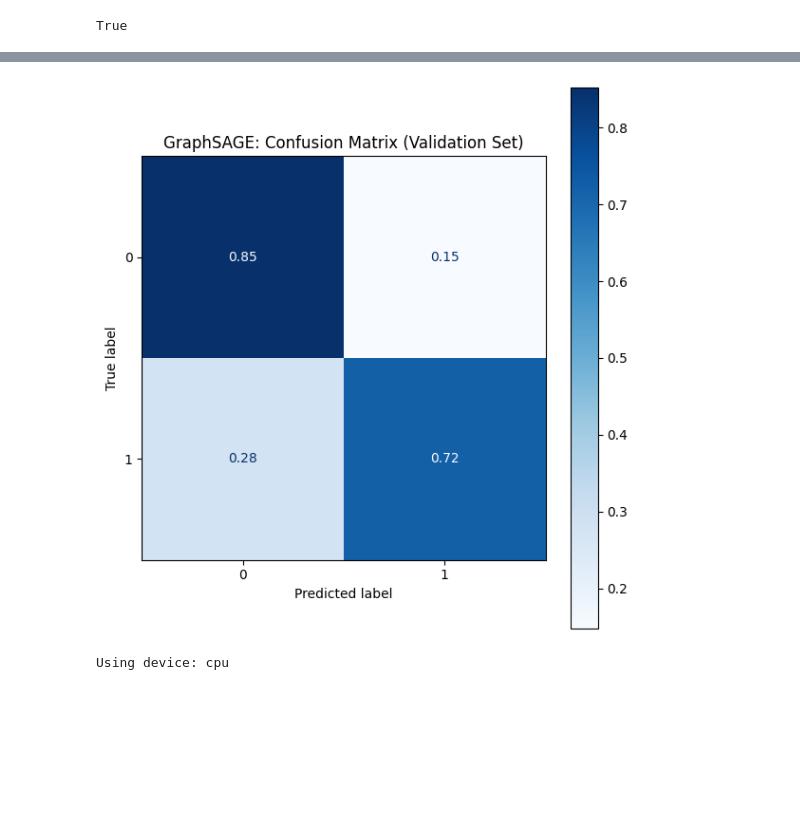
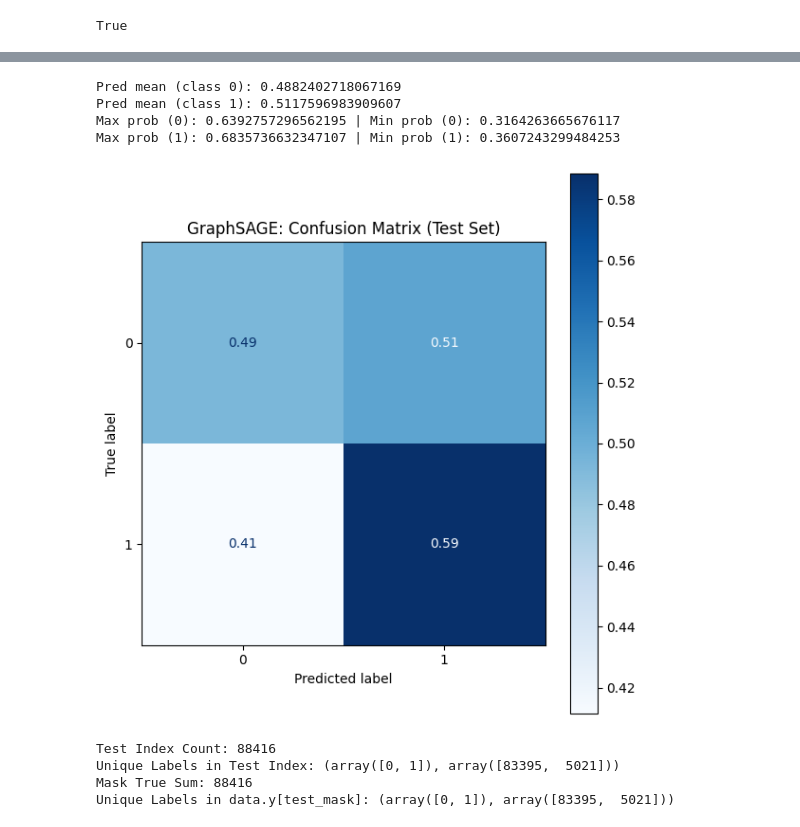
Before and after one commit to goedelkurt/BlockchainAdressClassification, a Jupyter notebook: notebooks/main.ipynb, the cells around one changed output, grey strips where cells are left out. Drawn from its saved outputs; the diff is of its cells as text; code cells hidden in the pictures; blank space fills up the shorter version.

```diff
--- a/notebooks/main.ipynb
+++ b/notebooks/main.ipynb
@@ -161,32 +315,47 @@ Epoch 100 | Loss: 0.4495 | Acc: 0.8425 | F1: 0.6595 | PR-AUC: 0.3792
+# %%
+with torch.no_grad():
+    logits = model(data.x, data.edge_index)
+    probs = torch.softmax(logits, dim=1)
+    print("Pred mean (class 0):", probs[:,0].mean().item())
+    print("Pred mean (class 1):", probs[:,1].mean().item())
+    print("Max prob (0):", probs[:,0].max().item(), "| Min prob (0):", probs[:,0].min().item())
+    print("Max prob (1):", probs[:,1].max().item(), "| Min prob (1):", probs[:,1].min().item())
+# %% [output]
+Pred mean (class 0): 0.4882402718067169
+Pred mean (class 1): 0.5117596983909607
+Max prob (0): 0.6392757296562195 | Min prob (0): 0.3164263665676117
+Max prob (1): 0.6835736632347107 | Min prob (1): 0.3607243299484253
 # %%
-
 from sklearn.metrics import confusion_matrix, ConfusionMatrixDisplay
 import matplotlib.pyplot as plt
 
-# Get model predictions on the validation set
 model.eval()
 with torch.no_grad():
     out = model(data.x, data.edge_index)
-    preds = out[val_mask].argmax(dim=1).cpu().numpy()
-    true = data.y[val_mask].cpu().numpy()
+    preds = out[test_mask].argmax(dim=1).cpu().numpy()
+    true = data.y[test_mask].cpu().numpy()
 
-# Compute confusion matrix
 cm = confusion_matrix(true, preds, normalize='true')
 
-# Plot confusion matrix
 disp = ConfusionMatrixDisplay(confusion_matrix=cm)
 fig, ax = plt.subplots(figsize=(6, 6))
 disp.plot(cmap='Blues', ax=ax)
-plt.title("GraphSAGE: Confusion Matrix (Validation Set)")
+plt.title("GraphSAGE: Confusion Matrix (Test Set)")
 plt.tight_layout()
+plt.savefig("confusion_matrix_test.pdf", format="pdf")
 plt.show()
 # %% [output]
-[figure, old version]
+[figure, new version]
 # %%
-device = torch.device("cuda" if torch.cuda.is_available() else "cpu")
-print("Using device:", device)
+print("Test Index Count:", len(test_idx))
+print("Unique Labels in Test Index:", np.unique(labels[test_idx], return_counts=True))
+print("Mask True Sum:", test_mask.sum().item())
+print("Unique Labels in data.y[test_mask]:", np.unique(data.y[test_mask].cpu().numpy(), return_counts=True))
 # %% [output]
-Using device: cpu
+Test Index Count: 88416
+Unique Labels in Test Index: (array([0, 1]), array([83395,  5021]))
+Mask True Sum: 88416
+Unique Labels in data.y[test_mask]: (array([0, 1]), array([83395,  5021]))
 # %%
 from sklearn.metrics import precision_recall_curve, average_precision_score
 
```
Also changed, not shown: parts of 5 cells of this notebook, 12 other files.
